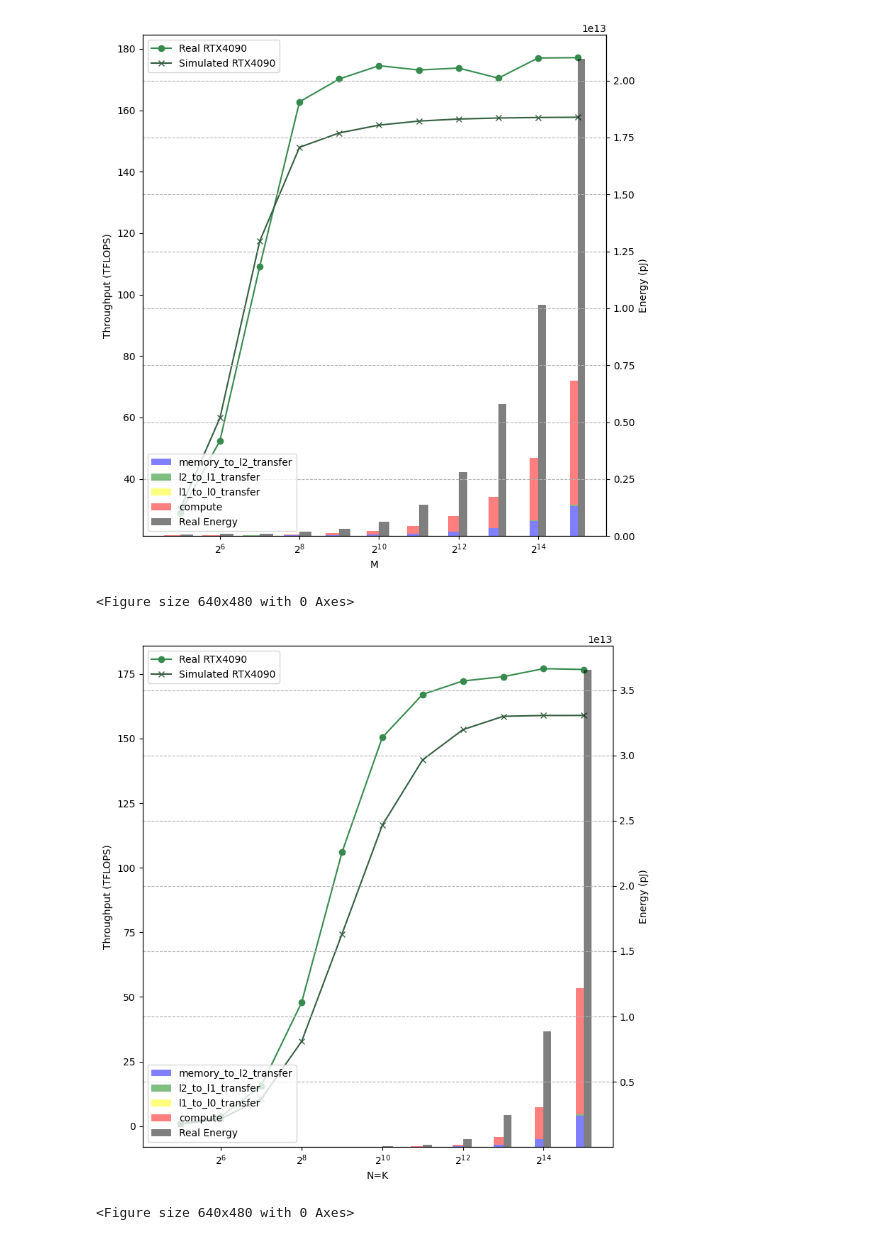
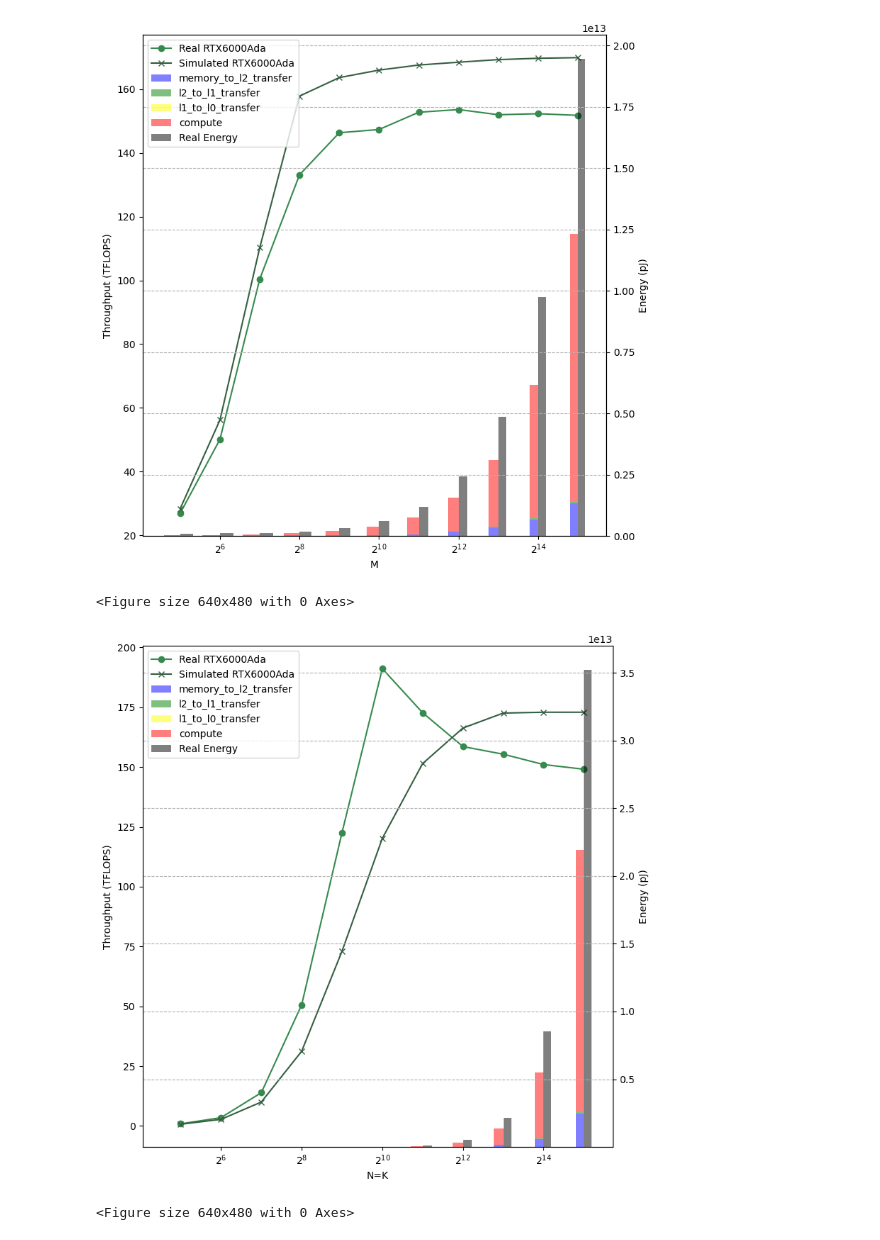
Before and after one commit to zihanpan8378/LLMCompass, a Jupyter notebook: ae/energy_experiments/plot_matmul.ipynb, the cells around one changed output. Drawn from its saved outputs; the diff is of its cells as text; code cells hidden in the pictures.

Commit message:
Update plot

```diff
--- a/ae/energy_experiments/plot_matmul.ipynb
+++ b/ae/energy_experiments/plot_matmul.ipynb
@@ -4,10 +4,10 @@ import matplotlib.pyplot as plt
 import seaborn as sns
 import numpy as np
 
-hardware_name = "RTX4090"
+hardware_name = "RTX6000Ada"
 
 matmul_gpu_run = pd.read_csv(
-    f"matmul_{hardware_name}_gpu_tmp2.csv", header=None, names=["M", "N", "K", "latency", "throughput", "power", "energy"]
+    f"matmul_{hardware_name}_gpu_tmp_freq.csv", header=None, names=["M", "N", "K", "latency", "throughput", "power", "energy", "frequency", ""]
 )
 matmul_gpu_run["throughput"] = (
     matmul_gpu_run["throughput"].str.extract(r"(\d+\.?\d*)").astype(float)
@@ -15,7 +15,7 @@ matmul_gpu_run["throughput"] = (
 matmul_gpu_run.set_index(["M", "N", "K"], inplace=True)
 
 matmul_gpu_sim = pd.read_csv(
-    f"matmul_{hardware_name}_sim_systolic8x8_1.1_flop_energy.csv", header=None, names=["M", "N", "K", "latency", "throughput", "power", "total", "memory_to_l2_transfer", "l2_to_l1_transfer", "l1_to_l0_transfer", "compute"]
+    f"matmul_{hardware_name}_sim_tmp.csv", header=None, names=["M", "N", "K", "latency", "throughput", "power", "total", "memory_to_l2_transfer", "l2_to_l1_transfer", "l1_to_l0_transfer", "compute"]
 )
 matmul_gpu_sim["throughput"] = (
     matmul_gpu_sim["throughput"].str.extract(r"(\d+\.?\d*)").astype(float)
@@ -46,36 +46,38 @@ for M in range(5, 16):
 
 fig, ax1 = plt.subplots(figsize=(8, 8))
 
 ax1.set_xscale("log", base=2)
 ax1.set_xlabel("M")
 ax1.plot(M_list, throughput_GPU_run_list, marker="o", label=f"Real {hardware_name}", color=color_NV[1])
 ax1.plot(M_list, throughput_GPU_sim_list, marker="x", label=f"Simulated {hardware_name}", color=color_NV[2])
 ax1.set_ylabel('Throughput (TFLOPS)')
 
 ax2 = ax1.twinx()
 #ax2.set_yscale("log")
 M_list = np.array(M_list)
 bar_widths = ((M_list - 2**4) * 2) / np.log2(M_list - 2**4)
 ax2.bar(M_list - (bar_widths / 2), energy_GPU_sim_list[0], width=bar_widths, label='memory_to_l2_transfer', color='blue', alpha=0.5)
 bottom = energy_GPU_sim_list[0]
 ax2.bar(M_list - (bar_widths / 2), energy_GPU_sim_list[1], width=bar_widths, bottom=bottom, label='l2_to_l1_transfer', color='green', alpha=0.5)
 bottom = [i + j for i, j in zip(bottom, energy_GPU_sim_list[1])]
 ax2.bar(M_list - (bar_widths / 2), energy_GPU_sim_list[2], width=bar_widths, bottom=bottom, label='l1_to_l0_transfer', color='yellow', alpha=0.5)
 bottom = [i + j for i, j in zip(bottom, energy_GPU_sim_list[2])]
 ax2.bar(M_list - (bar_widths / 2), energy_GPU_sim_list[3], width=bar_widths, bottom=bottom, label='compute', color='red', alpha=0.5)
 ax2.set_ylabel('Energy (pJ)')
 
 ax2.bar(M_list + (bar_widths / 2), energy_GPU_run_list, width = bar_widths, label='Real Energy', color='black', alpha=0.5)
 
-ax1.legend(loc='upper left')
-ax2.legend(loc='lower left')
+ax2.plot([], [], marker="o", label=f"Real {hardware_name}", color=color_NV[1])
+ax2.plot([], [], marker="x", label=f"Simulated {hardware_name}", color=color_NV[2])
+
+ax2.legend(loc='upper left')
 
 plt.grid(True, which="both", ls="--", c="0.7")  # Adding a grid for better readability
 plt.tight_layout()
 plt.show()
 plt.savefig("figure5b.pdf", bbox_inches="tight", pad_inches=0.01, dpi=300)
 # %% [output]
-[figure, old version]
+[figure, new version]
 <Figure size 640x480 with 0 Axes>
 # %%
 
@@ -123,13 +125,15 @@ ax2.set_ylabel('Energy (pJ)')
 
 ax2.bar(K_list + (bar_widths / 2), energy_GPU_run_list, width = bar_widths, label='Real Energy', color='black', alpha=0.5)
 
-ax1.legend(loc='upper left')
-ax2.legend(loc='lower left')
+ax2.plot([], [], marker="o", label=f"Real {hardware_name}", color=color_NV[1])
+ax2.plot([], [], marker="x", label=f"Simulated {hardware_name}", color=color_NV[2])
+
+ax2.legend(loc='upper left')
 
 plt.grid(True, which="both", ls="--", c="0.7")  # Adding a grid for better readability
 plt.tight_layout()
 plt.show()
 plt.savefig("figure5a.pdf", bbox_inches="tight", pad_inches=0.01, dpi=300)
 # %% [output]
-[figure, old version]
+[figure, new version]
 <Figure size 640x480 with 0 Axes>
```
